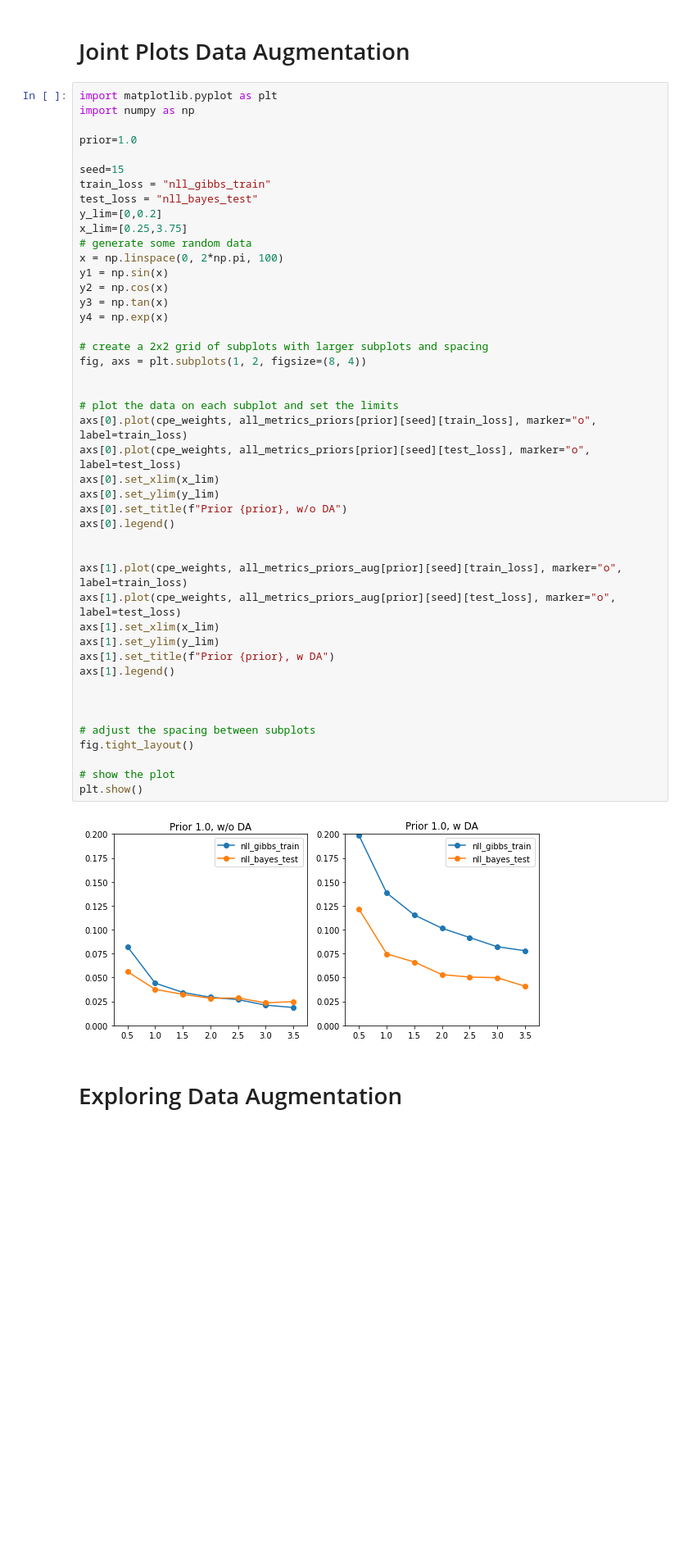
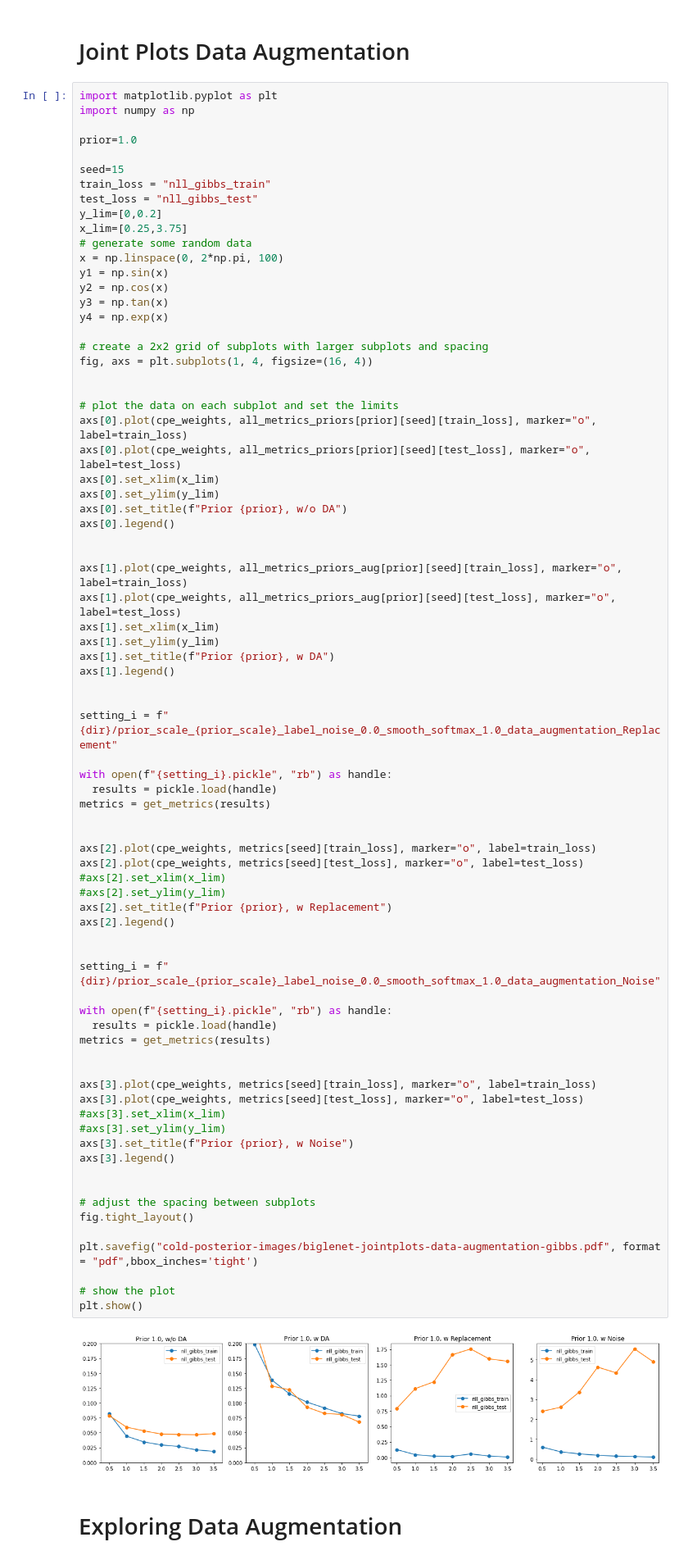
Before and after one commit to pyijiezhang/cold-posteriors-and-pacbayes, a Jupyter notebook: results/bnn_classification_mfvi/results_vi_nn_classification_andres.ipynb, the cells around one changed output. Shown at 82% size. Drawn from its saved outputs; the diff is of its cells as text; blank space fills up the shorter version.

```diff
--- a/results/bnn_classification_mfvi/results_vi_nn_classification_andres.ipynb
+++ b/results/bnn_classification_mfvi/results_vi_nn_classification_andres.ipynb
@@ -433,7 +443,7 @@ prior=1.0
 
 seed=15
 train_loss = "nll_gibbs_train"
-test_loss = "nll_bayes_test"
+test_loss = "nll_gibbs_test"
 y_lim=[0,0.2]
 x_lim=[0.25,3.75]
 # generate some random data
@@ -443,35 +453,66 @@ y2 = np.cos(x)
 y3 = np.tan(x)
 y4 = np.exp(x)
 
 # create a 2x2 grid of subplots with larger subplots and spacing
-fig, axs = plt.subplots(1, 2, figsize=(8, 4))
+fig, axs = plt.subplots(1, 4, figsize=(16, 4))
 
 
 # plot the data on each subplot and set the limits
 axs[0].plot(cpe_weights, all_metrics_priors[prior][seed][train_loss], marker="o", label=train_loss)
 axs[0].plot(cpe_weights, all_metrics_priors[prior][seed][test_loss], marker="o", label=test_loss)
 axs[0].set_xlim(x_lim)
 axs[0].set_ylim(y_lim)
 axs[0].set_title(f"Prior {prior}, w/o DA")
 axs[0].legend()
 
 
 axs[1].plot(cpe_weights, all_metrics_priors_aug[prior][seed][train_loss], marker="o", label=train_loss)
 axs[1].plot(cpe_weights, all_metrics_priors_aug[prior][seed][test_loss], marker="o", label=test_loss)
 axs[1].set_xlim(x_lim)
 axs[1].set_ylim(y_lim)
 axs[1].set_title(f"Prior {prior}, w DA")
 axs[1].legend()
 
 
+setting_i = f"{dir}/prior_scale_{prior_scale}_label_noise_0.0_smooth_softmax_1.0_data_augmentation_Replacement"
+
+with open(f"{setting_i}.pickle", "rb") as handle:
+  results = pickle.load(handle)
+metrics = get_metrics(results)
+
+
+axs[2].plot(cpe_weights, metrics[seed][train_loss], marker="o", label=train_loss)
+axs[2].plot(cpe_weights, metrics[seed][test_loss], marker="o", label=test_loss)
+#axs[2].set_xlim(x_lim)
+#axs[2].set_ylim(y_lim)
+axs[2].set_title(f"Prior {prior}, w Replacement")
+axs[2].legend()
+
+
+setting_i = f"{dir}/prior_scale_{prior_scale}_label_noise_0.0_smooth_softmax_1.0_data_augmentation_Noise"
+
+with open(f"{setting_i}.pickle", "rb") as handle:
+  results = pickle.load(handle)
+metrics = get_metrics(results)
+
+
+axs[3].plot(cpe_weights, metrics[seed][train_loss], marker="o", label=train_loss)
+axs[3].plot(cpe_weights, metrics[seed][test_loss], marker="o", label=test_loss)
+#axs[3].set_xlim(x_lim)
+#axs[3].set_ylim(y_lim)
+axs[3].set_title(f"Prior {prior}, w Noise")
+axs[3].legend()
+
 
 # adjust the spacing between subplots
 fig.tight_layout()
 
+plt.savefig("cold-posterior-images/biglenet-jointplots-data-augmentation-gibbs.pdf", format = "pdf",bbox_inches='tight')
+
 # show the plot
 plt.show()
 # %% [output]
-[figure, old version]
+[figure, new version]
 # %% [markdown]
 # Exploring Data Augmentation
 # %%
```
Also changed, not shown: parts of 13 cells of this notebook.
